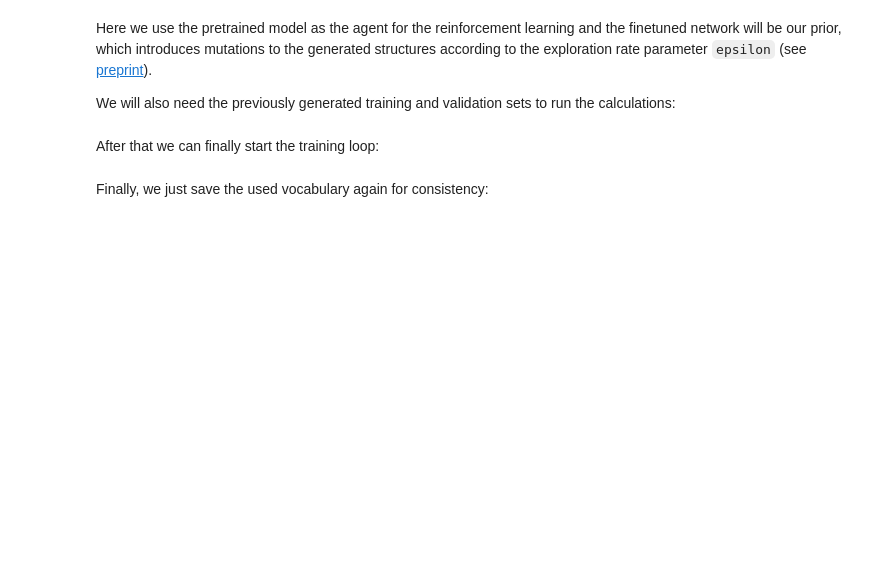
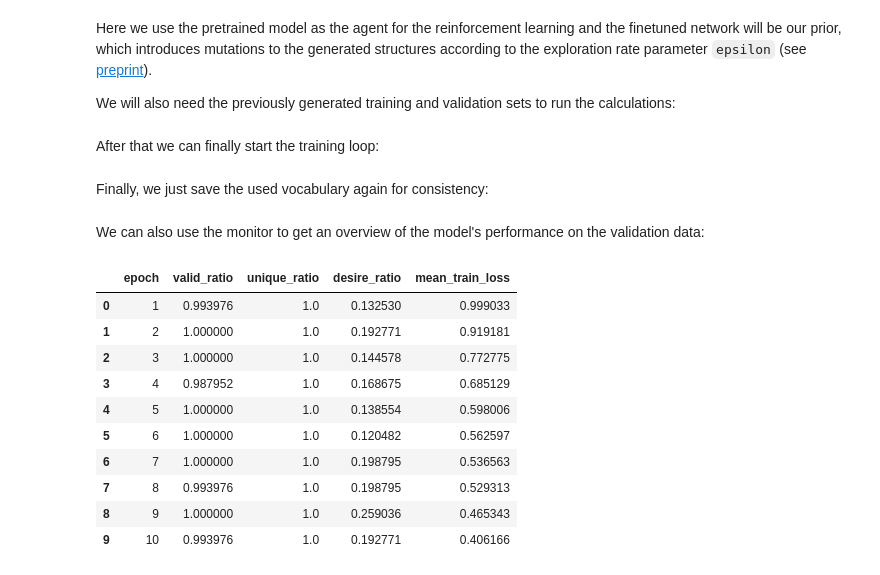
Before and after one commit to CDDLeiden/DrugEx, a Jupyter notebook: tutorial/rl_optimization.ipynb, the cells around one changed output. Cells and saved outputs as stored; diff of their text form; code cells hidden in the pictures; blank space fills up the shorter version.

```diff
--- a/tutorial/rl_optimization.ipynb
+++ b/tutorial/rl_optimization.ipynb
@@ -259,3 +259,20 @@ reinforcer.fit(train.asDataLoader(batch_size=128), test.asDataLoader(batch_size=
 Finally, we just save the used vocabulary again for consistency:
 # %%
 vocabulary.toFile('data/models/reinforced/graph/agent.vocab')
+# %% [markdown]
+We can also use the monitor to get an overview of the model's performance on the validation data:
+# %%
+df_perf = monitor.asDataFrame()
+df_perf
+# %% [output]
+|  | epoch | valid_ratio | unique_ratio | desire_ratio | mean_train_loss |
+| 0 | 1 | 0.993976 | 1.0 | 0.132530 | 0.999033 |
+| 1 | 2 | 1.000000 | 1.0 | 0.192771 | 0.919181 |
+| 2 | 3 | 1.000000 | 1.0 | 0.144578 | 0.772775 |
+| 3 | 4 | 0.987952 | 1.0 | 0.168675 | 0.685129 |
+| 4 | 5 | 1.000000 | 1.0 | 0.138554 | 0.598006 |
+| 5 | 6 | 1.000000 | 1.0 | 0.120482 | 0.562597 |
+| 6 | 7 | 1.000000 | 1.0 | 0.198795 | 0.536563 |
+| 7 | 8 | 0.993976 | 1.0 | 0.198795 | 0.529313 |
+| 8 | 9 | 1.000000 | 1.0 | 0.259036 | 0.465343 |
+| 9 | 10 | 0.993976 | 1.0 | 0.192771 | 0.406166 |
```
Also changed, not shown: parts of 9 cells of this notebook.
